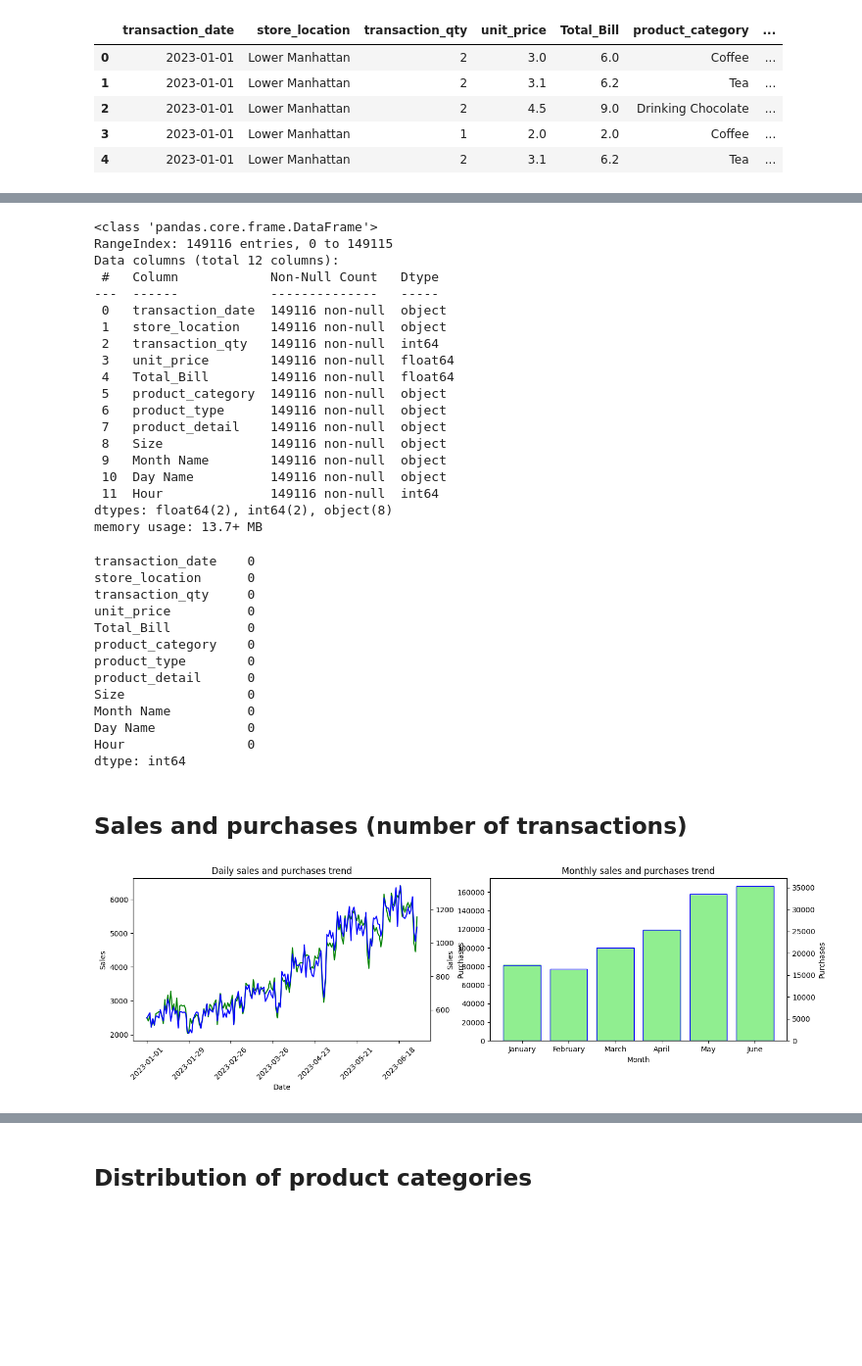
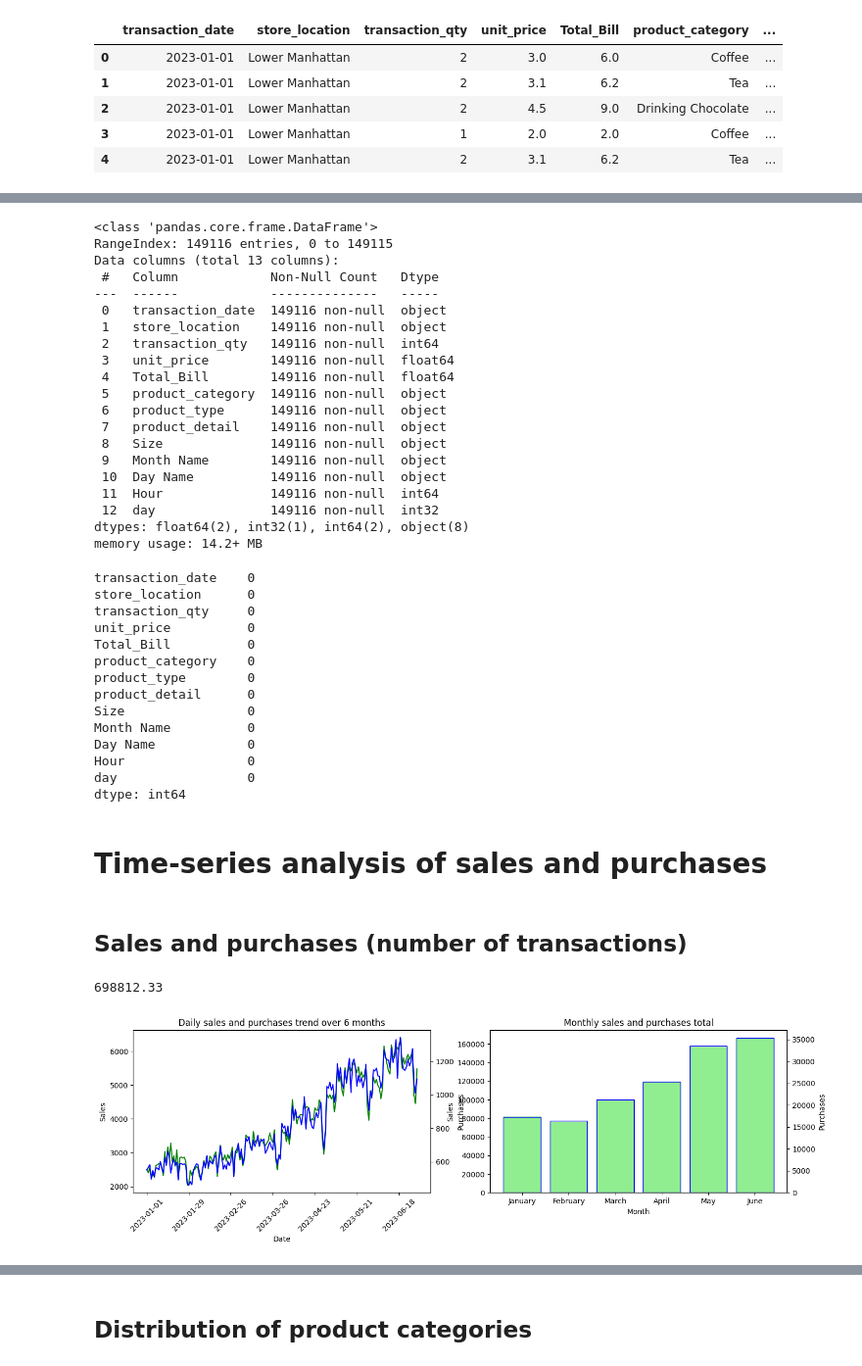
Before and after one commit to mlcuadra1/Coffee-Shop-EDA, a Jupyter notebook: notebooks/eda.ipynb, the cells around one changed output, grey strips where cells are left out. Shown: that part at 98% size. Drawn from its saved outputs; the diff is of its cells as text; code cells hidden in the pictures; blank space fills up the shorter version.

```diff
--- a/notebooks/eda.ipynb
+++ b/notebooks/eda.ipynb
@@ -15,5 +16,6 @@ import pandas as pd
 # %%
 data = pd.read_csv('../data/coffee_cleaned.csv')
+data['day'] = pd.to_datetime(data['transaction_date']).dt.day
 data.head()
 # %% [output]
 |  | transaction_date | store_location | transaction_qty | unit_price | Total_Bill | product_category | ... |
@@ -31,7 +33,7 @@ data.info()
 # %% [output]
 <class 'pandas.core.frame.DataFrame'>
 RangeIndex: 149116 entries, 0 to 149115
-Data columns (total 12 columns):
+Data columns (total 13 columns):
  #   Column            Non-Null Count   Dtype
 ---  ------            --------------   -----
  0   transaction_date  149116 non-null  object
@@ -46,8 +48,9 @@ Data columns (total 12 columns):
  9   Month Name        149116 non-null  object
  10  Day Name          149116 non-null  object
  11  Hour              149116 non-null  int64
-dtypes: float64(2), int64(2), object(8)
-memory usage: 13.7+ MB
+ 12  day               149116 non-null  int32
+dtypes: float64(2), int32(1), int64(2), object(8)
+memory usage: 14.2+ MB
 # %%
 data.isna().sum()
 # %% [output]
@@ -63,7 +66,14 @@ Size                0
 Month Name          0
 Day Name            0
 Hour                0
+day                 0
 dtype: int64
+# %%
+# Predefine figsize
+figsize1_1 = (8, 4)
+figsize1_2 = (16, 4)
+# %% [markdown]
+# Time-series analysis of sales and purchases
 # %% [markdown]
 ## Sales and purchases (number of transactions)
 # %%
@@ -72,37 +82,41 @@ daily_purchase = data.groupby(data['transaction_date']).size()
 
 monthly_sales = data.groupby('Month Name')['Total_Bill'].sum()
 monthly_sales = monthly_sales.reindex(index=['January', 'February', 'March', 'April', 'May', 'June'])
 monthly_purchase = data.groupby(data['Month Name']).size()
 monthly_purchase = monthly_purchase.reindex(index=['January', 'February', 'March', 'April', 'May', 'June'])
 
+
+print(monthly_sales.values.sum())
+
 # Plotting the trends
 
-fig, (ax0, ax2) = plt.subplots(1, 2, figsize=(16,4))
+fig, (ax0, ax2) = plt.subplots(1, 2, figsize=figsize1_2)
 ax1 = ax0.twinx()
 ax0.plot(daily_sales.index.values, daily_sales, color='green')
 ax1.plot(daily_purchase.index.values, daily_purchase, color='blue')
 
 # Formatting x-axis labels for daily data
 ax0.set_xticks(ax0.get_xticks()[::28])  # Show only every 7th label (weekly)
 ax0.xaxis.set_tick_params(rotation=45)  # Rotate and adjust size for readability
 ax0.set_xlabel('Date')
 ax0.set_ylabel('Sales')
 ax1.set_ylabel('Purchases')
-ax0.set_title('Daily sales and purchases trend')
+ax0.set_title('Daily sales and purchases trend over 6 months')
 
 ax3 = ax2.twinx()
 ax2.bar(monthly_sales.index.values, monthly_sales, color='lightgreen', edgecolor='lightgreen')
 ax3.bar(monthly_purchase.index.values, monthly_purchase, color='none', edgecolor='blue')
 
 ax2.set_xlabel('Month')
 ax2.set_ylabel('Sales')
 ax3.set_ylabel('Purchases')
-ax2.set_title('Monthly sales and purchases trend')
+ax2.set_title('Monthly sales and purchases total')
 
 plt.title
 plt.show()
 # %% [output]
+698812.33
-[figure, old version]
+[figure, new version]
 # %% [markdown]
 ### Insights
 1. **Daily Sales Trend**: The fluctuations in sales and purchases may have been affected by days of the week, holidays, or marketing promotions. However, because we are working with a fictional dataset, we cannot identify which dates are holidays and how sales are affected. Over the provided period, the sales have found an increase.
```
Also changed, not shown: parts of 13 cells of this notebook, 1 other file.
